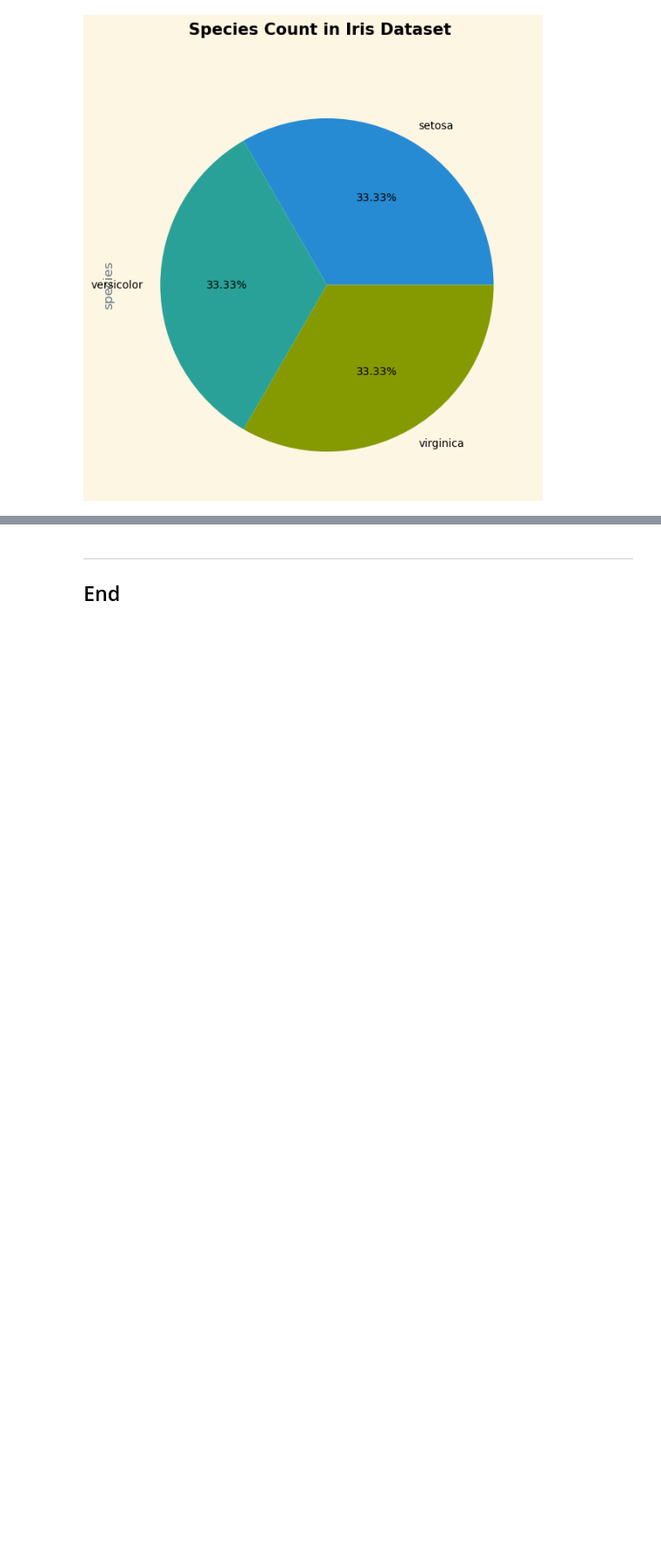
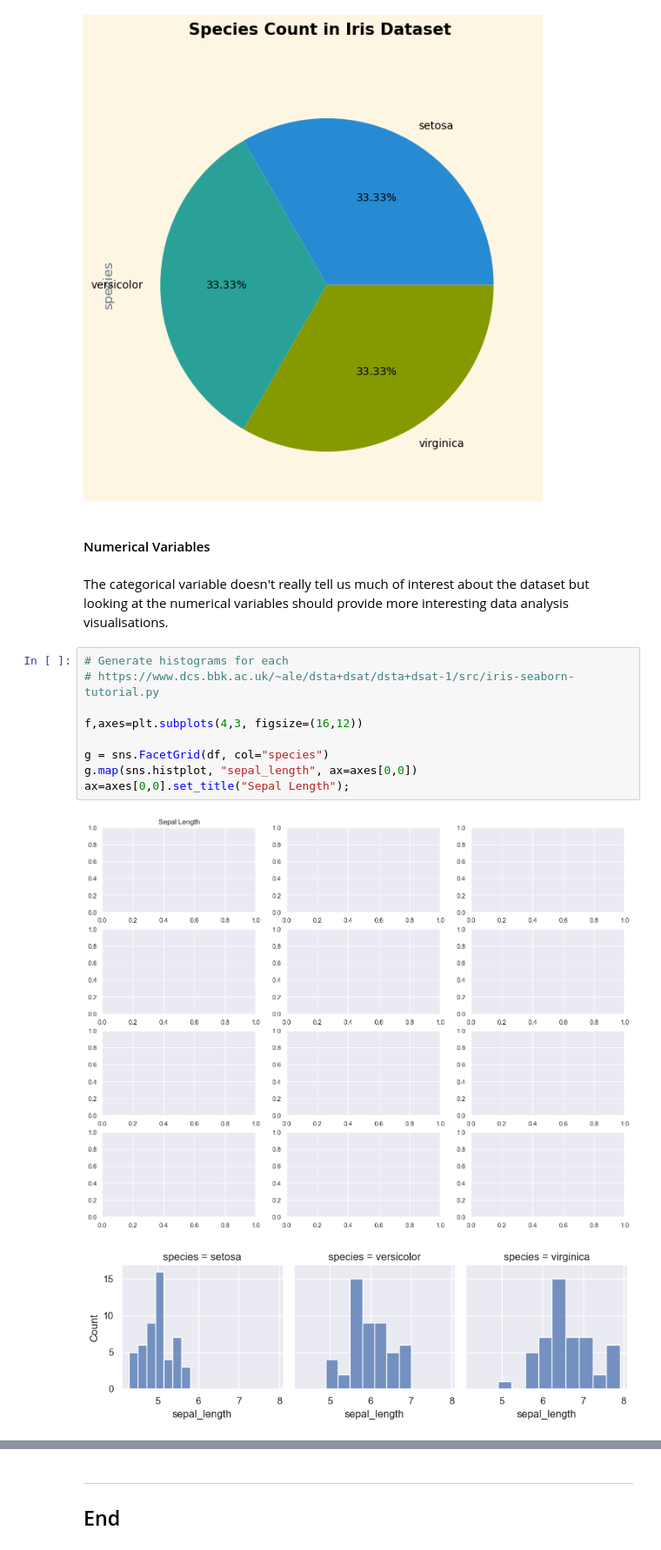
Before and after one commit to lgrealish/foda23, a Jupyter notebook: project.ipynb, the cells around one changed output, grey strips where cells are left out. Shown at 87% size. Cells and saved outputs as stored; diff of their text form; blank space fills up the shorter version.

```diff
--- a/project.ipynb
+++ b/project.ipynb
@@ -392,3 +376,19 @@ plt.suptitle('Species Count in Iris Dataset', fontweight ="bold", fontsize=15)
 plt.show()
 # %% [output]
 [figure]
+# %% [markdown]
+#### Numerical Variables<a id="plot-numerical"></a>
+# %% [markdown]
+The categorical variable doesn't really tell us much of interest about the dataset but looking at the numerical variables should provide more interesting data analysis visualisations.
+# %%
+# Generate histograms for each
+# https://www.dcs.bbk.ac.uk/~ale/dsta+dsat/dsta+dsat-1/src/iris-seaborn-tutorial.py
+
+f,axes=plt.subplots(4,3, figsize=(16,12))
+
+g = sns.FacetGrid(df, col="species")
+g.map(sns.histplot, "sepal_length", ax=axes[0,0])
+ax=axes[0,0].set_title("Sepal Length");
+# %% [output]
+[figure, added]
+[figure, added]
```
Also changed, not shown: parts of 14 cells of this notebook, 1 other file.
